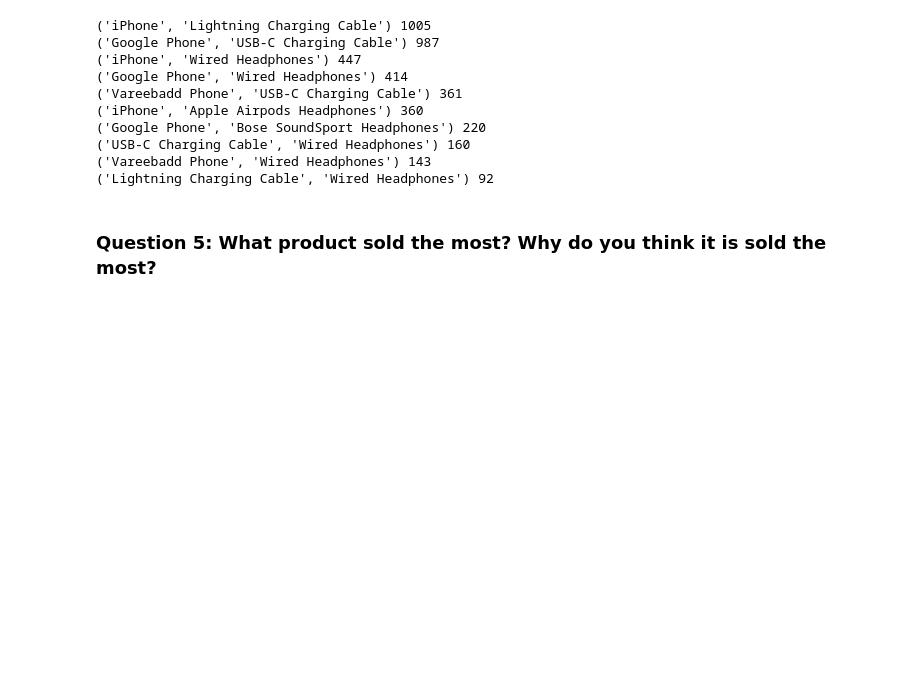
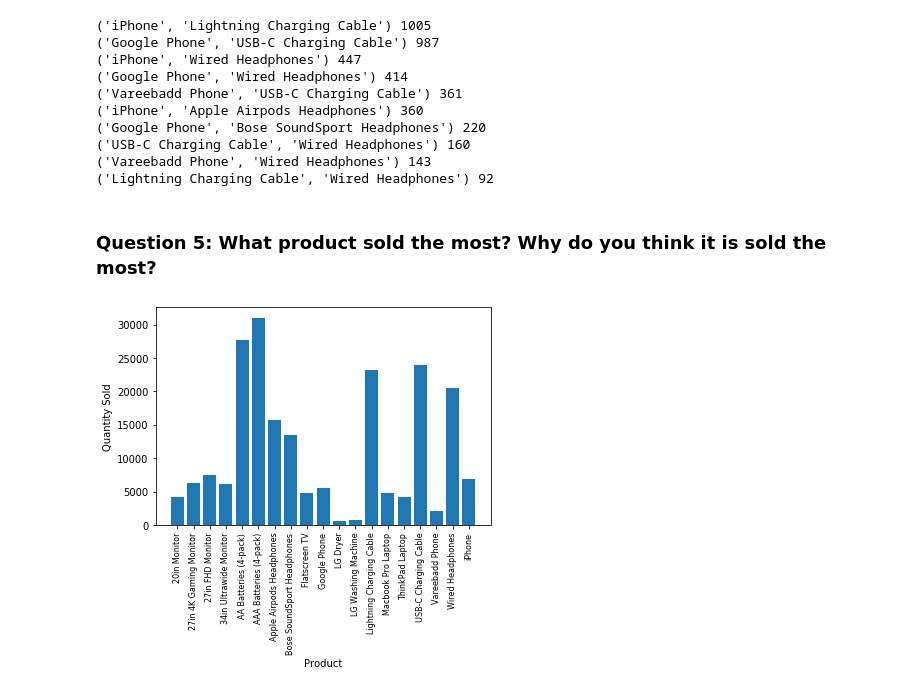
Before and after one commit to safiurrrehman/Real-World-Sales-Data-Analysis, a Jupyter notebook: Analysis.ipynb, the cells around one changed output. Drawn from its saved outputs; the diff is of its cells as text; code cells hidden in the pictures; blank space fills up the shorter version.

```diff
--- a/Analysis.ipynb
+++ b/Analysis.ipynb
@@ -284,8 +284,12 @@ for key, value in count.most_common(10):
 # %%
 product_group = df.groupby('Product')
 quantity_ordered = product_group.sum()['Quantity Ordered']
 products = [product for product, df in product_group]
 
 plt.bar(products, quantity_ordered)
 plt.ylabel('Quantity Sold')
 plt.xlabel('Product')
+plt.xticks(products, rotation='vertical', size=8)
+plt.show()
+# %% [output]
+[figure, added]
```
